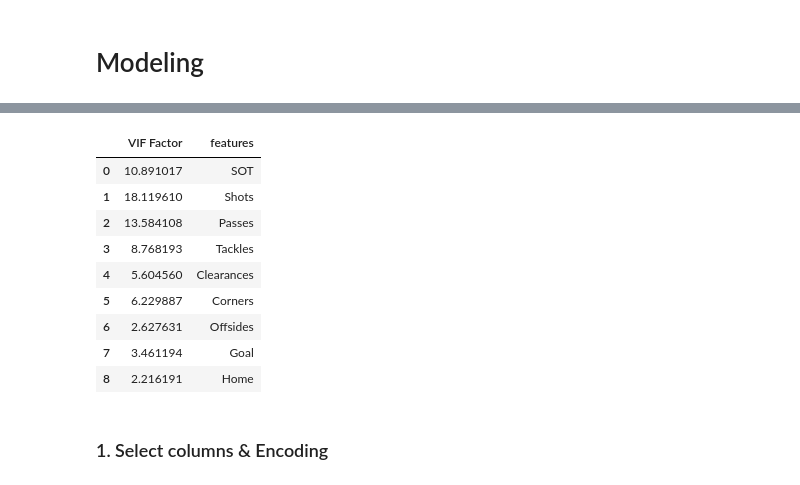
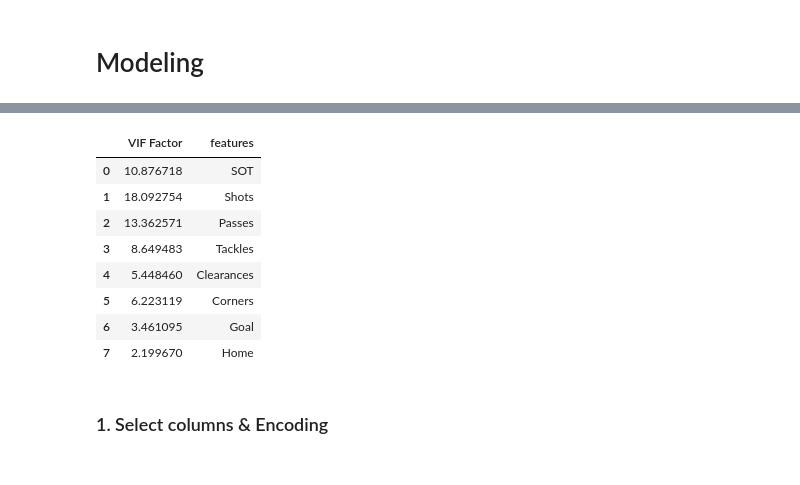
Before and after one commit to Romanism/Project, a Jupyter notebook: 03_Premierleague/03_Modeling.ipynb, the cells around one changed output, grey strips where cells are left out. Drawn from its saved outputs; the diff is of its cells as text; code cells hidden in the pictures.

```diff
--- a/03_Premierleague/03_Modeling.ipynb
+++ b/03_Premierleague/03_Modeling.ipynb
@@ -18,22 +40,21 @@ train.tail()
 # %%
 from statsmodels.stats.outliers_influence import variance_inflation_factor
 
-vif_train = train.drop(['Team', 'Result', 'Possession', 'Touches', 'Year'], axis = 1)
+vif_train = train.drop(['Team', 'Result', 'Possession', 'Touches', 'Offsides', 'Year'], axis = 1)
 vif = pd.DataFrame()
 vif["VIF Factor"] = [variance_inflation_factor(vif_train.values, i) for i in range(vif_train.shape[1])]
 vif["features"] = vif_train.columns
 vif
 # %% [output]
 |  | VIF Factor | features |
-| 0 | 10.891017 | SOT |
-| 1 | 18.119610 | Shots |
-| 2 | 13.584108 | Passes |
-| 3 | 8.768193 | Tackles |
-| 4 | 5.604560 | Clearances |
-| 5 | 6.229887 | Corners |
-| 6 | 2.627631 | Offsides |
-| 7 | 3.461194 | Goal |
-| 8 | 2.216191 | Home |
+| 0 | 10.876718 | SOT |
+| 1 | 18.092754 | Shots |
+| 2 | 13.362571 | Passes |
+| 3 | 8.649483 | Tackles |
+| 4 | 5.448460 | Clearances |
+| 5 | 6.223119 | Corners |
+| 6 | 3.461095 | Goal |
+| 7 | 2.199670 | Home |
 # %% [markdown]
 ### 1. Select columns & Encoding
 # %%
```
Also changed, not shown: parts of 28 cells of this notebook, 1 other file.
